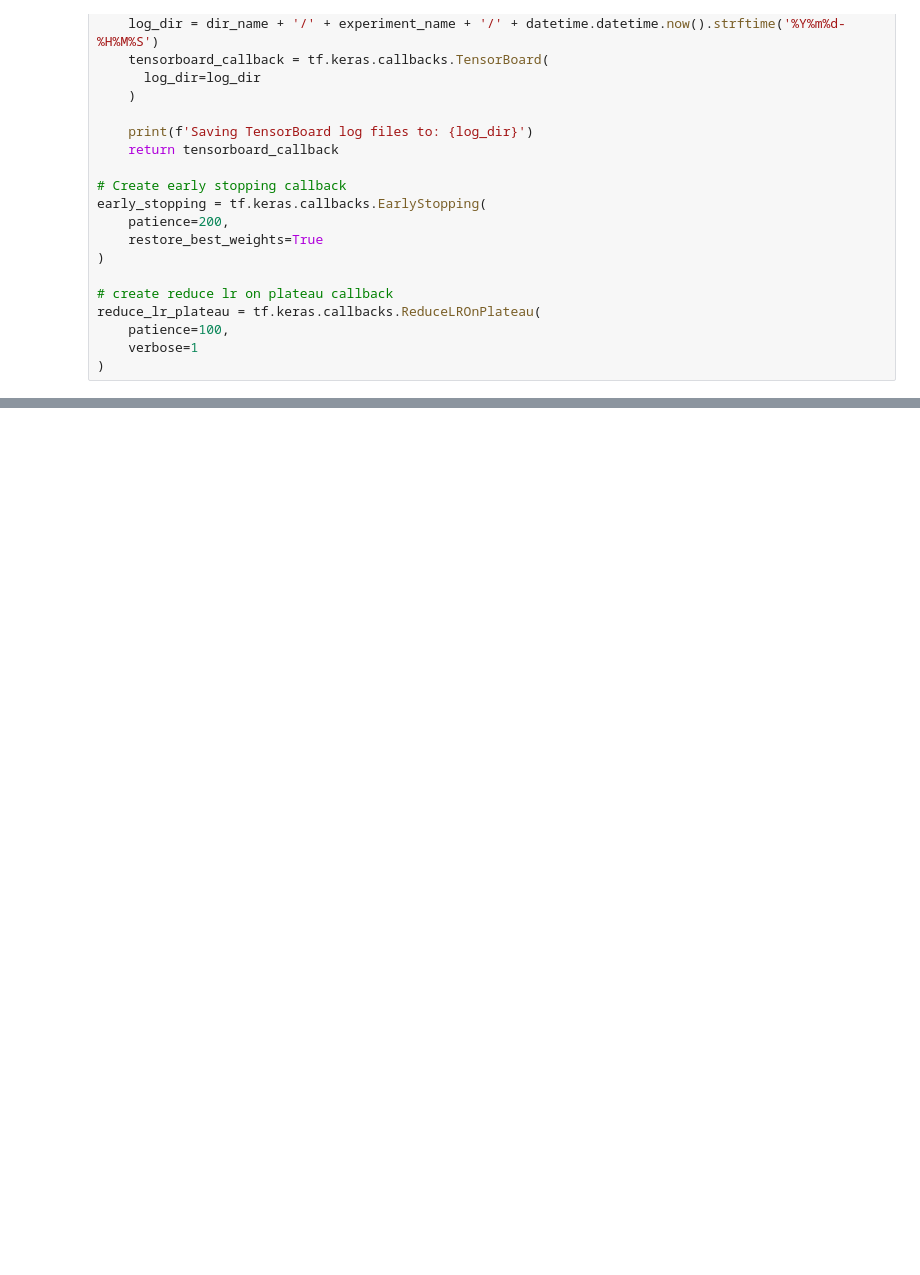
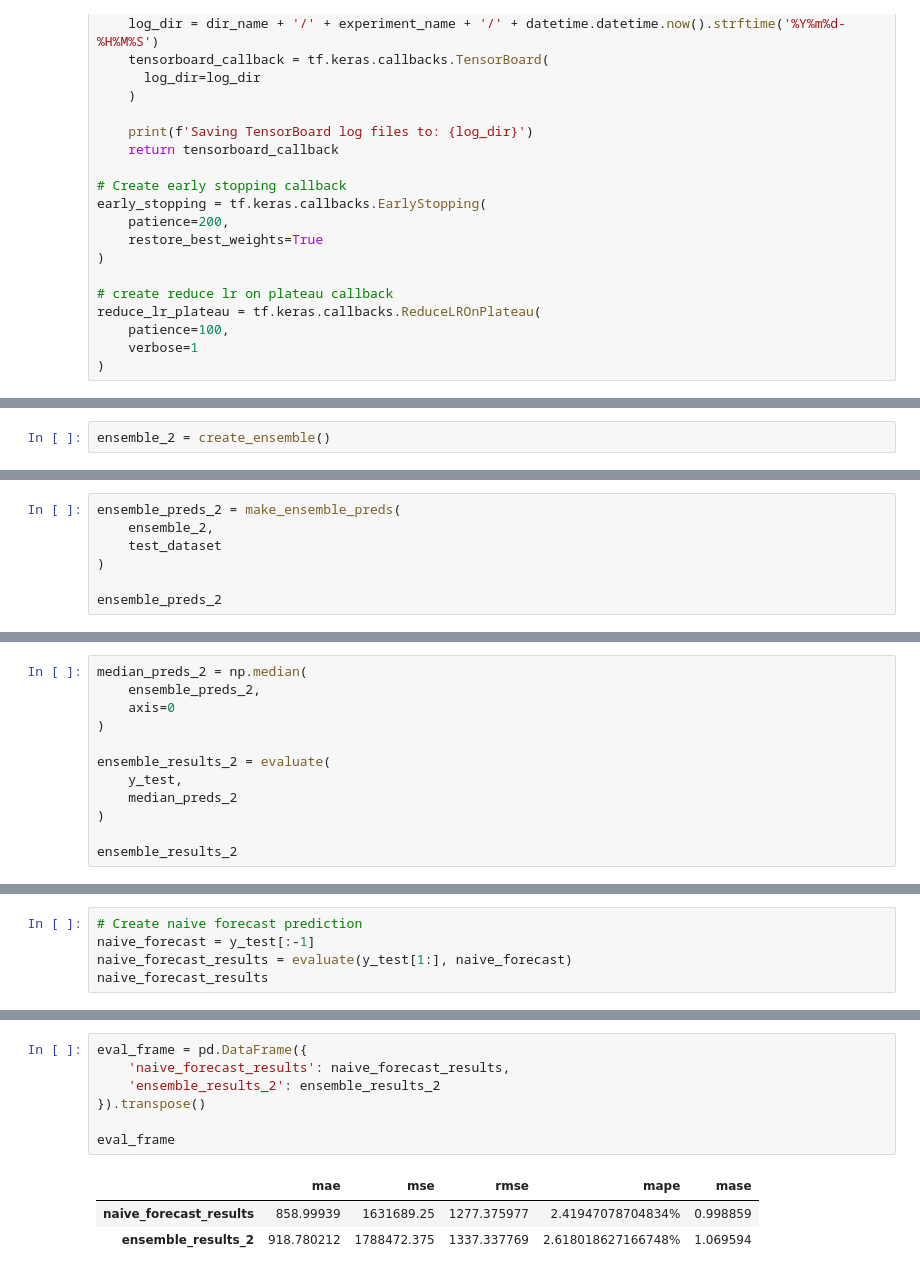
Before and after one commit to Ammar-Raneez/BitForecast, a Jupyter notebook: ml/notebooks/model/multivariate.ipynb, the cells around one changed output, grey strips where cells are left out. Drawn from its saved outputs; the diff is of its cells as text; blank space fills up the shorter version.

Commit message:
feat: create multivariate ensemble

```diff
--- a/ml/notebooks/model/multivariate.ipynb
+++ b/ml/notebooks/model/multivariate.ipynb
@@ -264,0 +622,2 @@ reduce_lr_plateau = tf.keras.callbacks.ReduceLROnPlateau(
+# %%
+ensemble_2 = create_ensemble()
@@ -264,0 +642,7 @@ reduce_lr_plateau = tf.keras.callbacks.ReduceLROnPlateau(
+# %%
+ensemble_preds_2 = make_ensemble_preds(
+    ensemble_2,
+    test_dataset
+)
+
+ensemble_preds_2
@@ -264,0 +681,12 @@ reduce_lr_plateau = tf.keras.callbacks.ReduceLROnPlateau(
+# %%
+median_preds_2 = np.median(
+    ensemble_preds_2,
+    axis=0
+)
+
+ensemble_results_2 = evaluate(
+    y_test,
+    median_preds_2
+)
+
+ensemble_results_2
@@ -264,0 +701,5 @@ reduce_lr_plateau = tf.keras.callbacks.ReduceLROnPlateau(
+# %%
+# Create naive forecast prediction
+naive_forecast = y_test[:-1]
+naive_forecast_results = evaluate(y_test[1:], naive_forecast)
+naive_forecast_results
@@ -264,0 +734,11 @@ reduce_lr_plateau = tf.keras.callbacks.ReduceLROnPlateau(
+# %%
+eval_frame = pd.DataFrame({
+    'naive_forecast_results': naive_forecast_results,
+    'ensemble_results_2': ensemble_results_2
+}).transpose()
+
+eval_frame
+# %% [output]
+|  | mae | mse | rmse | mape | mase |
+| naive_forecast_results | 858.99939 | 1631689.25 | 1277.375977 | 2.41947078704834% | 0.998859 |
+| ensemble_results_2 | 918.780212 | 1788472.375 | 1337.337769 | 2.618018627166748% | 1.069594 |
```
Also changed, not shown: parts of 27 cells of this notebook, 1 other file.
